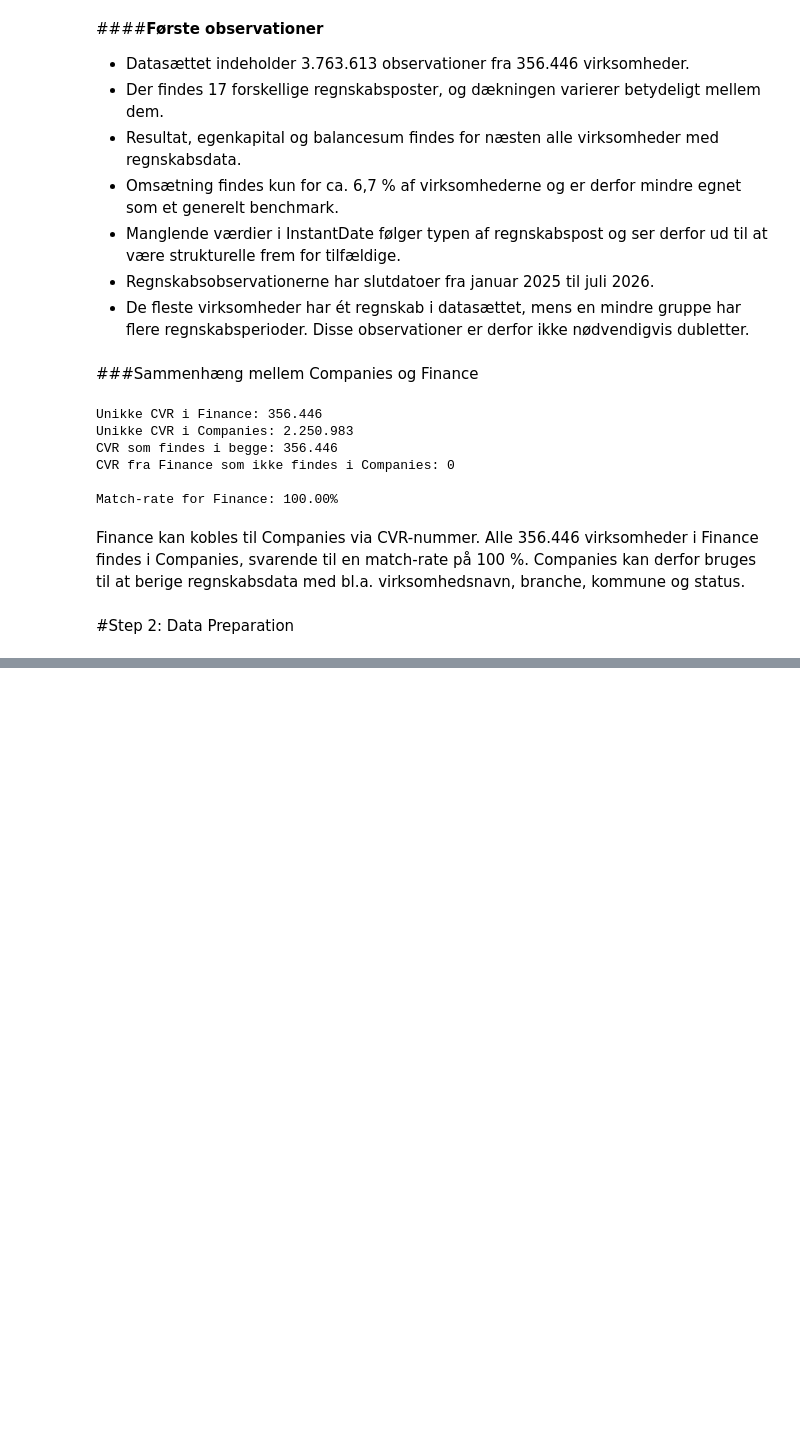
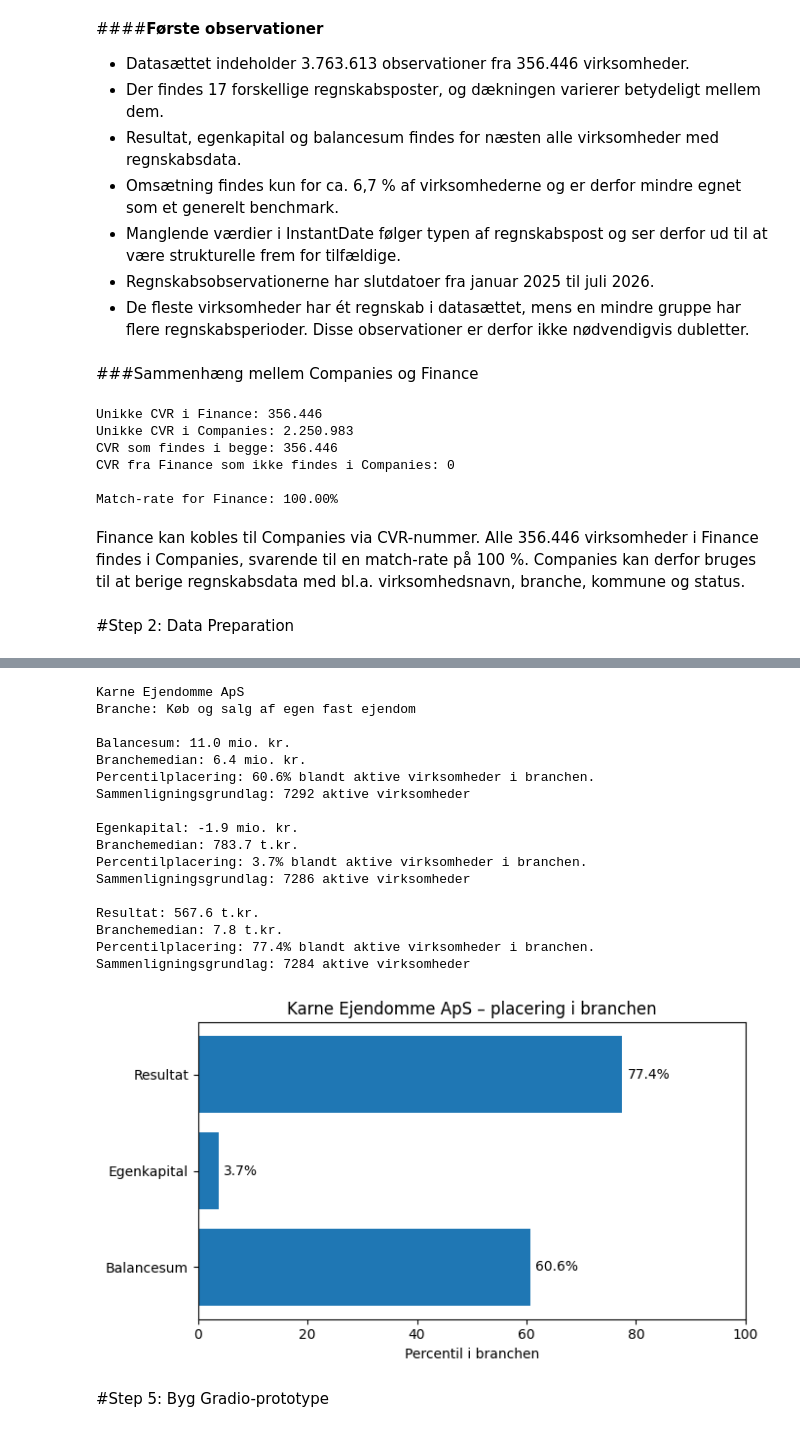
Before and after one commit to Mathildeholst/Case, a Jupyter notebook: OTARI_Case.ipynb, the cells around one changed output, grey strips where cells are left out. Drawn from its saved outputs; the diff is of its cells as text; code cells hidden in the pictures; blank space fills up the shorter version.

```diff
--- a/OTARI_Case.ipynb
+++ b/OTARI_Case.ipynb
@@ -494,0 +1861,29 @@ Finance kan kobles til Companies via CVR-nummer. Alle 356.446 virksomheder i Fin
+# %%
+result = company_benchmark("Karne Ejendomme ApS")
+
+print(format_benchmark(result))
+
+fig = create_benchmark_chart(result)
+plt.close(fig)
+fig
+# %% [output]
+Karne Ejendomme ApS
+Branche: Køb og salg af egen fast ejendom
+
+Balancesum: 11.0 mio. kr.
+Branchemedian: 6.4 mio. kr.
+Percentilplacering: 60.6% blandt aktive virksomheder i branchen.
+Sammenligningsgrundlag: 7292 aktive virksomheder
+
+Egenkapital: -1.9 mio. kr.
+Branchemedian: 783.7 t.kr.
+Percentilplacering: 3.7% blandt aktive virksomheder i branchen.
+Sammenligningsgrundlag: 7286 aktive virksomheder
+
+Resultat: 567.6 t.kr.
+Branchemedian: 7.8 t.kr.
+Percentilplacering: 77.4% blandt aktive virksomheder i branchen.
+Sammenligningsgrundlag: 7284 aktive virksomheder
+[figure, added]
+# %% [markdown]
+#Step 5: Byg Gradio-prototype
```
Also changed, not shown: parts of 76 cells of this notebook.
